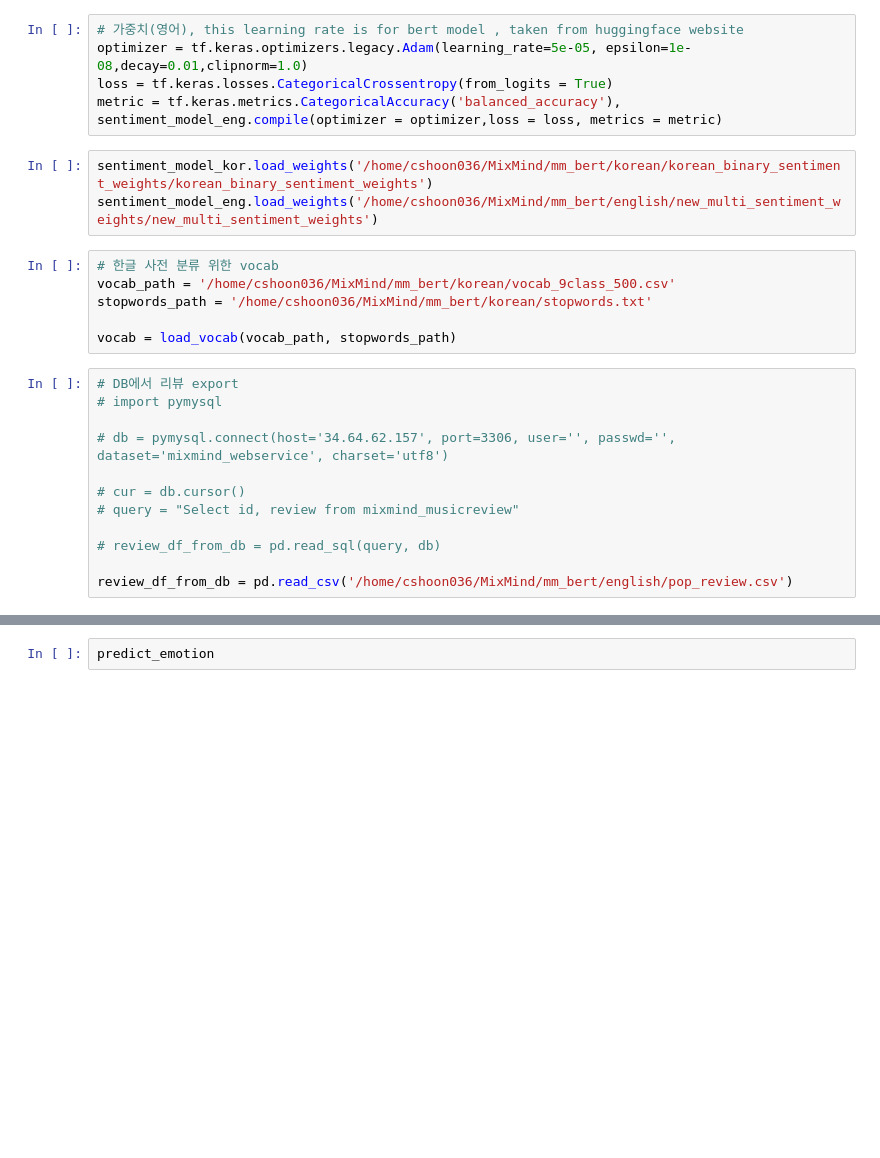
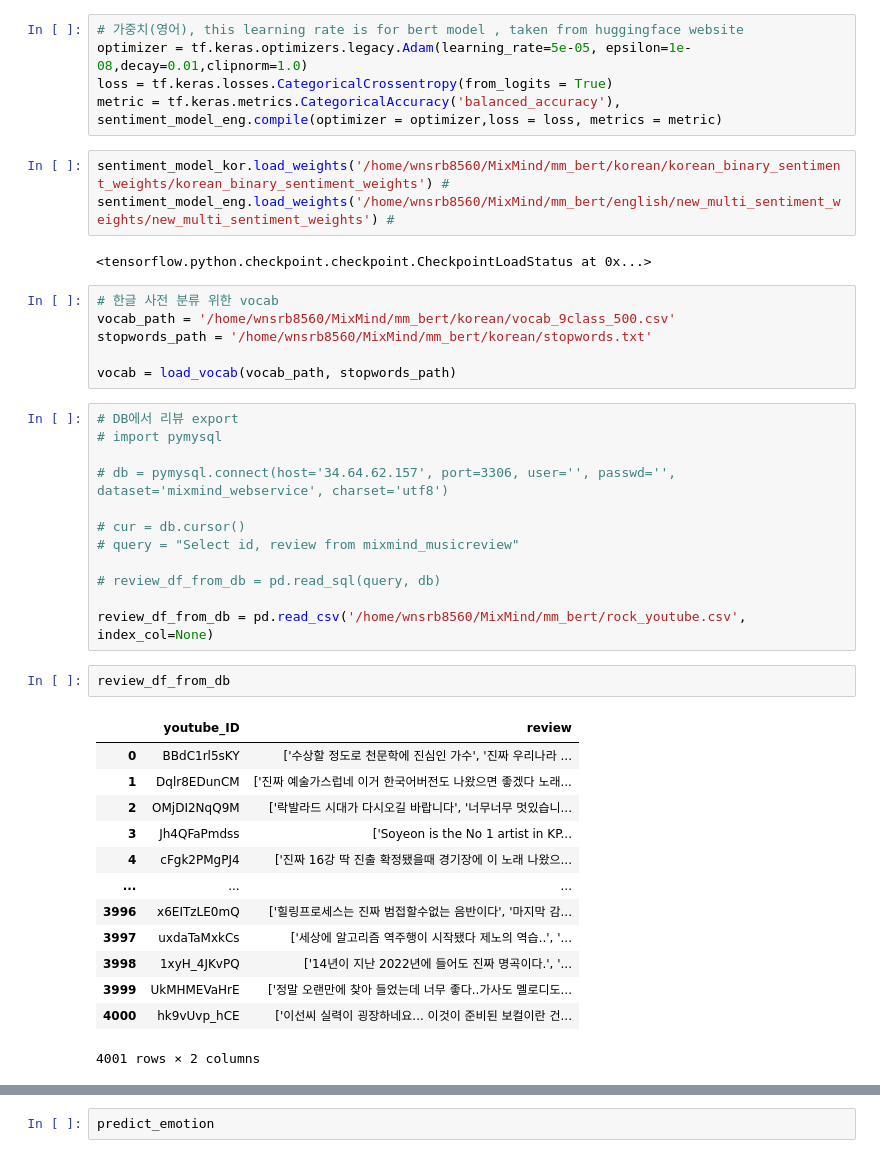
Before and after one commit to Rndns/MixMind, a Jupyter notebook: mm_bert/main/Main_BERT_to_DB.ipynb, the cells around one changed output, grey strips where cells are left out. Saved outputs shown, nothing was run; the diff lists cells and outputs as text; blank space fills up the shorter version.

Commit message:
check

```diff
--- a/mm_bert/main/Main_BERT_to_DB.ipynb
+++ b/mm_bert/main/Main_BERT_to_DB.ipynb
@@ -35,12 +92,14 @@ loss = tf.keras.losses.CategoricalCrossentropy(from_logits = True)
 metric = tf.keras.metrics.CategoricalAccuracy('balanced_accuracy'),
 sentiment_model_eng.compile(optimizer = optimizer,loss = loss, metrics = metric)
 # %%
-sentiment_model_kor.load_weights('/home/cshoon036/MixMind/mm_bert/korean/korean_binary_sentiment_weights/korean_binary_sentiment_weights')
-sentiment_model_eng.load_weights('/home/cshoon036/MixMind/mm_bert/english/new_multi_sentiment_weights/new_multi_sentiment_weights')
+sentiment_model_kor.load_weights('/home/wnsrb8560/MixMind/mm_bert/korean/korean_binary_sentiment_weights/korean_binary_sentiment_weights') #
+sentiment_model_eng.load_weights('/home/wnsrb8560/MixMind/mm_bert/english/new_multi_sentiment_weights/new_multi_sentiment_weights') #
+# %% [output]
+<tensorflow.python.checkpoint.checkpoint.CheckpointLoadStatus at 0x...>
 # %%
 # 한글 사전 분류 위한 vocab
-vocab_path = '/home/cshoon036/MixMind/mm_bert/korean/vocab_9class_500.csv'
-stopwords_path = '/home/cshoon036/MixMind/mm_bert/korean/stopwords.txt'
+vocab_path = '/home/wnsrb8560/MixMind/mm_bert/korean/vocab_9class_500.csv'
+stopwords_path = '/home/wnsrb8560/MixMind/mm_bert/korean/stopwords.txt'
 
 vocab = load_vocab(vocab_path, stopwords_path)
 # %%
@@ -54,7 +113,23 @@ vocab = load_vocab(vocab_path, stopwords_path)
 
 # review_df_from_db = pd.read_sql(query, db)
 
-review_df_from_db = pd.read_csv('/home/cshoon036/MixMind/mm_bert/english/pop_review.csv')
+review_df_from_db = pd.read_csv('/home/wnsrb8560/MixMind/mm_bert/rock_youtube.csv', index_col=None)
+# %%
+review_df_from_db
+# %% [output]
+|  | youtube_ID | review |
+| 0 | BBdC1rl5sKY | ['수상할 정도로 천문학에 진심인 가수', '진짜 우리나라 ... |
+| 1 | Dqlr8EDunCM | ['진짜 예술가스럽네 이거 한국어버전도 나왔으면 좋겠다 노래... |
+| 2 | OMjDI2NqQ9M | ['락발라드 시대가 다시오길 바랍니다', '너무너무 멋있습니... |
+| 3 | Jh4QFaPmdss | ['Soyeon is the No 1 artist in KP... |
+| 4 | cFgk2PMgPJ4 | ['진짜 16강 딱 진출 확정됐을때 경기장에 이 노래 나왔으... |
+| ... | ... | ... |
+| 3996 | x6EITzLE0mQ | ['힐링프로세스는 진짜 범접할수없는 음반이다', '마지막 감... |
+| 3997 | uxdaTaMxkCs | ['세상에 알고리즘 역주행이 시작됐다 제노의 역습..', '... |
+| 3998 | 1xyH_4JKvPQ | ['14년이 지난 2022년에 들어도 진짜 명곡이다.', '... |
+| 3999 | UkMHMEVaHrE | ['정말 오랜만에 찾아 들었는데 너무 좋다..가사도 멜로디도... |
+| 4000 | hk9vUvp_hCE | ['이선씨 실력이 굉장하네요... 이것이 준비된 보컬이란 건... |
+4001 rows × 2 columns
 # %%
 # 리뷰 전처리
 for idx, row in enumerate(review_df_from_db.itertuples()):
```
Also changed, not shown: parts of 9 cells of this notebook, 1 other file.
